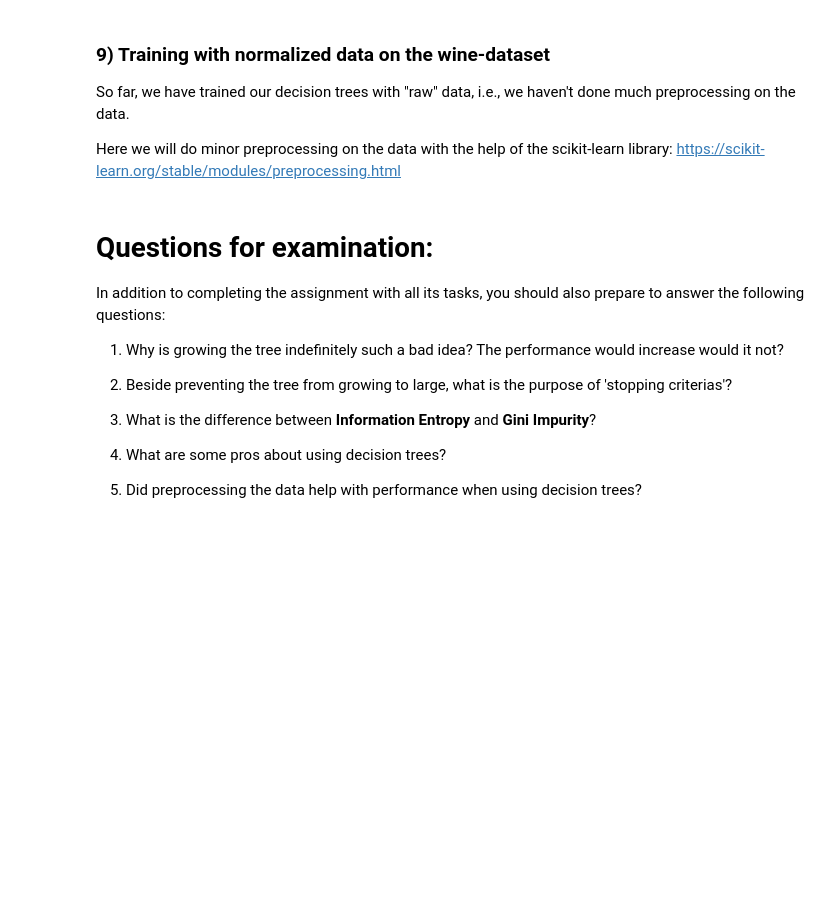
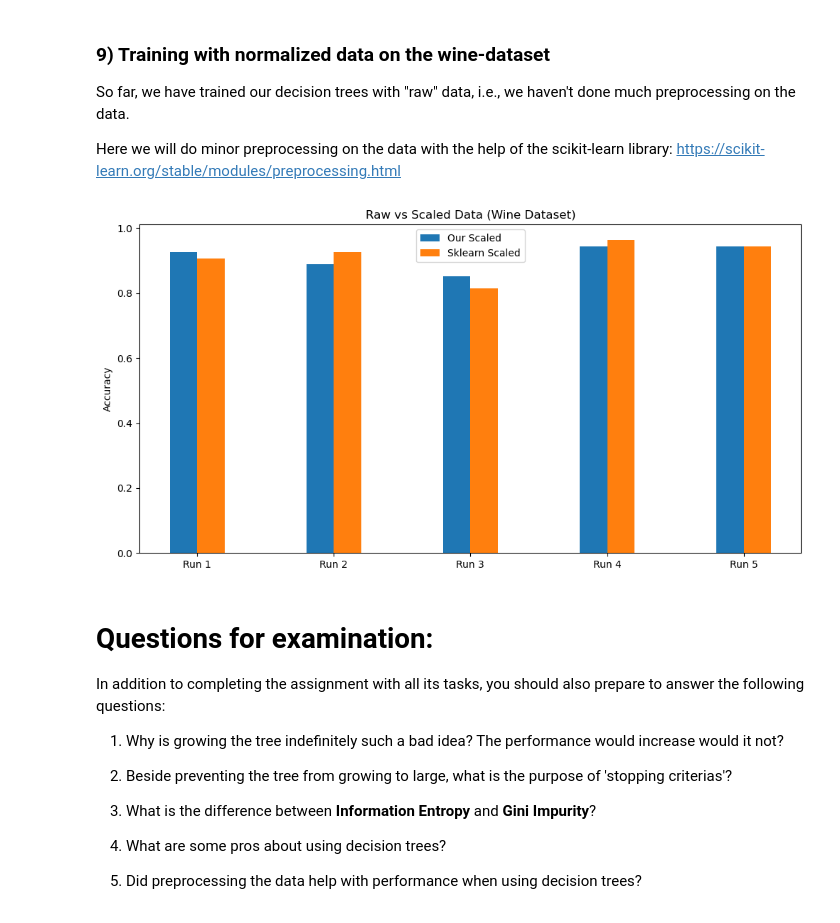
Before and after one commit to Aurelien3006/ML-Assignment-2, a Jupyter notebook: ML-Assignment 2 - Aurélien Broncard Edgar Maurel.ipynb, the cells around one changed output. Drawn from its saved outputs; the diff is of its cells as text; code cells hidden in the pictures; blank space fills up the shorter version.

Commit message:
feat - dataset : car and wine

```diff
--- a/ML-Assignment 2 - Aurélien Broncard Edgar Maurel.ipynb
+++ b/ML-Assignment 2 - Aurélien Broncard Edgar Maurel.ipynb
@@ -420,14 +420,20 @@ data_car = pd.read_csv("car.csv").to_numpy()
 X_car = data_car[:, :-1]  # All columns except the last one
 y_car = data_car[:, -1]   # The last column is the target
 
+# Encode categorical features for scikit-learn
+X_car_encoded = pd.get_dummies(pd.DataFrame(X_car))
+
 # Initialize lists to store accuracies
 our_model_accuracies = []
 sklearn_model_accuracies = []
 
 # Repeat 5 times
 for _ in range(5):
-    # Shuffle and split the data
-    X_train, X_test, y_train, y_test = train_test_split(X_car, y_car, test_size=0.3, shuffle=True)
+    # Shuffle and split the data (use indices to keep splits aligned)
+    indices = np.arange(len(X_car))
+    train_idx, test_idx = train_test_split(indices, test_size=0.3, shuffle=True)
+    X_train, X_test = X_car[train_idx], X_car[test_idx]
+    y_train, y_test = y_car[train_idx], y_car[test_idx]
     train_data = np.column_stack((X_train, y_train))
 
     # Train your model
@@ -436,9 +442,11 @@ for _ in range(5):
     our_accuracy = accuracy_score(y_test, y_pred_our)
     our_model_accuracies.append(our_accuracy)
 
-    # Train scikit-learn's model
+    # Train scikit-learn's model (use encoded features)
+    X_train_enc = X_car_encoded.iloc[train_idx].to_numpy()
+    X_test_enc = X_car_encoded.iloc[test_idx].to_numpy()
     sklearn_tree = DecisionTreeClassifier(max_depth=5, random_state=42)
-    sklearn_tree.fit(X_train, y_train)
-    y_pred_sklearn = sklearn_tree.predict(X_test)
+    sklearn_tree.fit(X_train_enc, y_train)
+    y_pred_sklearn = sklearn_tree.predict(X_test_enc)
     sklearn_accuracy = accuracy_score(y_test, y_pred_sklearn)
     sklearn_model_accuracies.append(sklearn_accuracy)
@@ -476,3 +470,61 @@ from sklearn import preprocessing
+# %%
+from sklearn import preprocessing
+
+# Use the wine dataset from above and scale its features between 0 and 1
+data_wine = pd.read_csv("wine.csv", skiprows=[1]).to_numpy()
+X_wine = data_wine[:, :-1]
+y_wine = data_wine[:, -1]
+
+# Scaler for features only (labels should stay categorical)
+x_scaler = preprocessing.MinMaxScaler()
+X_wine_scaled = x_scaler.fit_transform(X_wine)
+
+# Initialize lists to store accuracies
+our_raw_accuracies = []
+our_scaled_accuracies = []
+sklearn_raw_accuracies = []
+sklearn_scaled_accuracies = []
+
+# Repeat 5 times
+for _ in range(5):
+    indices = np.arange(len(X_wine))
+    train_idx, test_idx = train_test_split(indices, test_size=0.3, shuffle=True)
+
+    # Raw split
+    X_train_raw, X_test_raw = X_wine[train_idx], X_wine[test_idx]
+    y_train_raw, y_test_raw = y_wine[train_idx], y_wine[test_idx]
+    train_data_raw = np.column_stack((X_train_raw, y_train_raw))
+
+    # Scaled split (same indices, same labels)
+    X_train_scaled, X_test_scaled = X_wine_scaled[train_idx], X_wine_scaled[test_idx]
+    train_data_scaled = np.column_stack((X_train_scaled, y_train_raw))
+
+
+    # Our model on scaled data
+    our_tree_scaled = grow_tree(train_data_scaled, max_depth=5)
+    y_pred_our_scaled = [predict_with_tree(our_tree_scaled, x) for x in X_test_scaled]
+    our_scaled_accuracies.append(accuracy_score(y_test_raw, y_pred_our_scaled))
+
+
+    # Scikit-learn on scaled data
+    sklearn_tree_scaled = DecisionTreeClassifier(max_depth=5, random_state=42)
+    sklearn_tree_scaled.fit(X_train_scaled, y_train_raw)
+    y_pred_sklearn_scaled = sklearn_tree_scaled.predict(X_test_scaled)
+    sklearn_scaled_accuracies.append(accuracy_score(y_test_raw, y_pred_sklearn_scaled))
+
+# Plot results
+plt.figure(figsize=(12, 6))
+x = np.arange(5)
+bar_width = 0.2
+plt.bar(x - 0.5 * bar_width, our_scaled_accuracies, width=bar_width, label="Our Scaled")
+plt.bar(x + 0.5 * bar_width, sklearn_scaled_accuracies, width=bar_width, label="Sklearn Scaled")
+plt.xticks(x, [f"Run {i+1}" for i in range(5)])
+plt.ylabel("Accuracy")
+plt.title("Raw vs Scaled Data (Wine Dataset)")
+plt.legend()
+plt.show()
+# %% [output]
+[figure, added]
 # %% [markdown]
 # Questions for examination:
 
```
Also changed, not shown: parts of 5 cells of this notebook.
